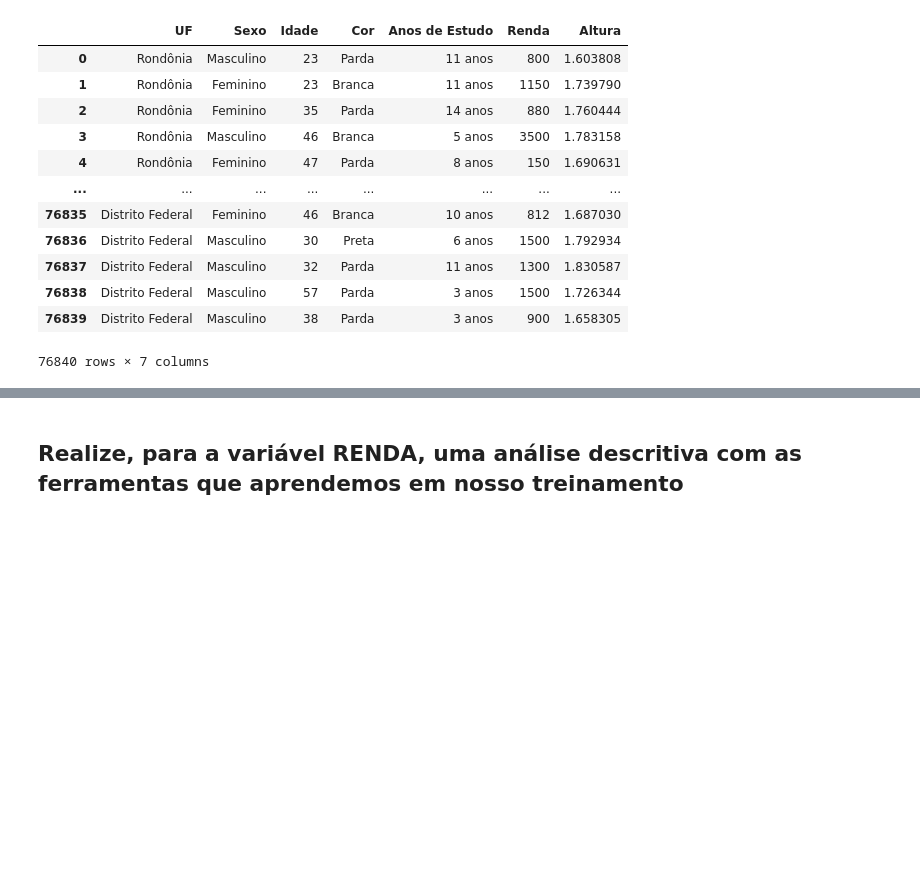
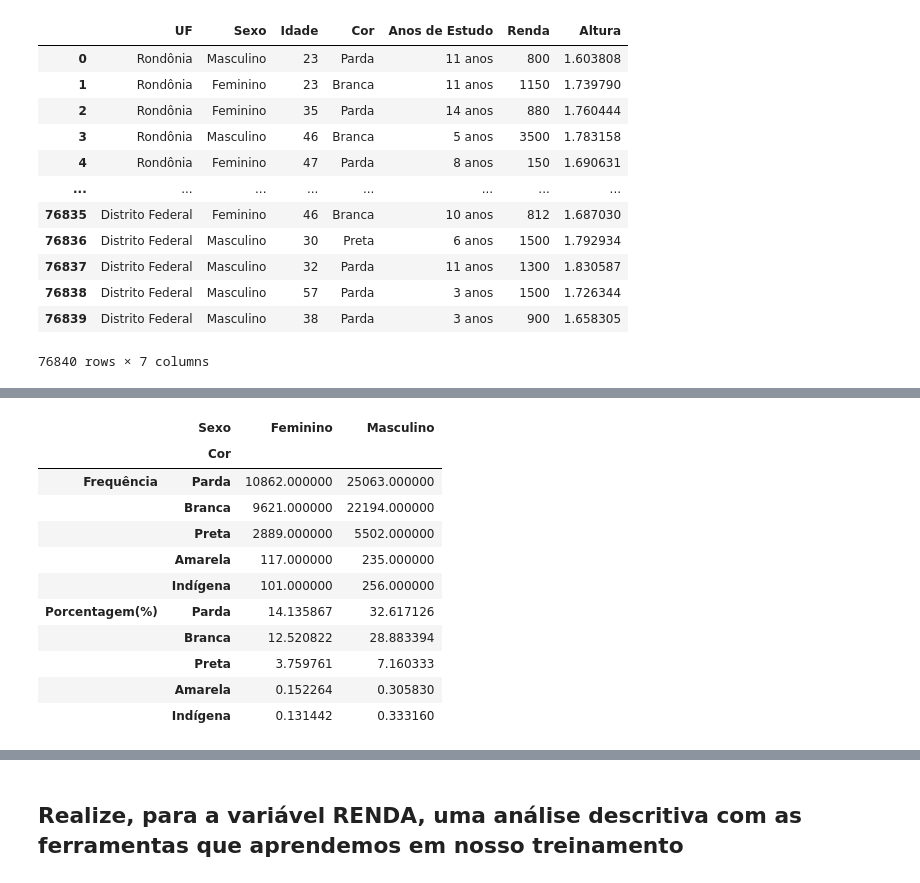
Before and after one commit to DiogoWorkGit/Python_Notebooks, a Jupyter notebook: Notebooks/EXERCICIOS - ANALISE DESCRITIVA 1.ipynb, the cells around one changed output, grey strips where cells are left out. Drawn from its saved outputs; the diff is of its cells as text; code cells hidden in the pictures; blank space fills up the shorter version.

```diff
--- a/Notebooks/EXERCICIOS - ANALISE DESCRITIVA 1.ipynb
+++ b/Notebooks/EXERCICIOS - ANALISE DESCRITIVA 1.ipynb
@@ -447,0 +444,4 @@ Escreva suas conclusões aqui...
+# %%
+frequencia = pd.crosstab(dados_nomes_alterados.Cor, dados_nomes_alterados.Sexo)
+frequencia.sort_values(by=['Feminino', 'Masculino'], ascending= False, inplace= True)
+frequencia
@@ -447,0 +456,4 @@ Escreva suas conclusões aqui...
+# %%
+porcentual = pd.crosstab(dados_nomes_alterados.Cor, dados_nomes_alterados.Sexo, normalize='all')*100
+porcentual.sort_values(by=['Feminino', 'Masculino'], ascending= False, inplace= True)
+porcentual
@@ -447,0 +468,15 @@ Escreva suas conclusões aqui...
+# %%
+pd.concat([frequencia, porcentual], keys=['Frequência', 'Porcentagem(%)'])
+# %% [output]
+|  | Sexo | Feminino | Masculino |
+|  | Cor |  |  |
+| Frequência | Parda | 10862.000000 | 25063.000000 |
+|  | Branca | 9621.000000 | 22194.000000 |
+|  | Preta | 2889.000000 | 5502.000000 |
+|  | Amarela | 117.000000 | 235.000000 |
+|  | Indígena | 101.000000 | 256.000000 |
+| Porcentagem(%) | Parda | 14.135867 | 32.617126 |
+|  | Branca | 12.520822 | 28.883394 |
+|  | Preta | 3.759761 | 7.160333 |
+|  | Amarela | 0.152264 | 0.305830 |
+|  | Indígena | 0.131442 | 0.333160 |
```
Also changed, not shown: parts of 21 cells of this notebook.
